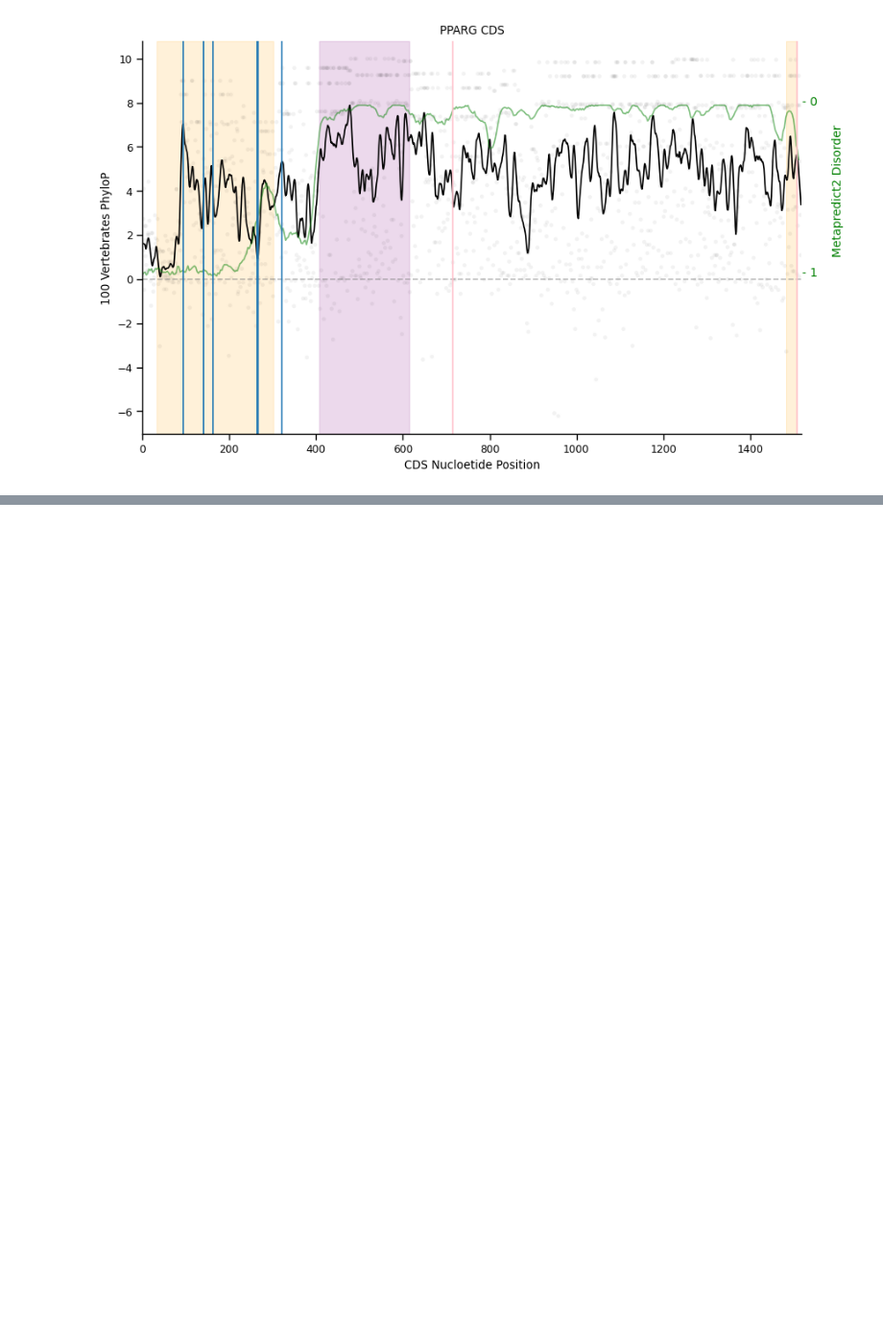
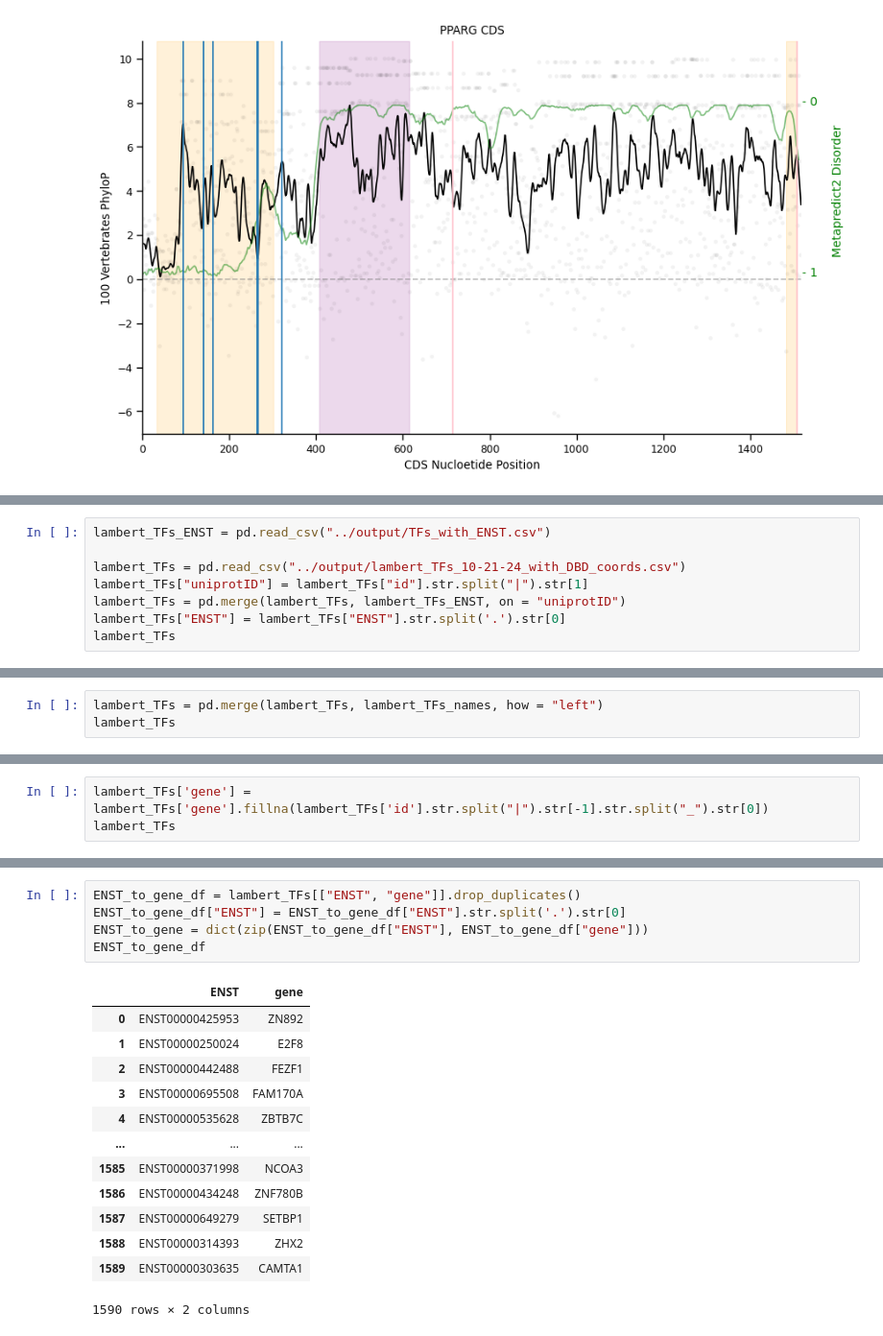
Before and after one commit to sanjanakotha/SFARI, a Jupyter notebook: notebooks/100 Vertebrates All TFs.ipynb, the cells around one changed output, grey strips where cells are left out. Shown at 96% size. Drawn from its saved outputs; the diff is of its cells as text; blank space fills up the shorter version.

```diff
--- a/notebooks/100 Vertebrates All TFs.ipynb
+++ b/notebooks/100 Vertebrates All TFs.ipynb
@@ -608,0 +611,8 @@ PPARG
+# %%
+lambert_TFs_ENST = pd.read_csv("../output/TFs_with_ENST.csv")
+
+lambert_TFs = pd.read_csv("../output/lambert_TFs_10-21-24_with_DBD_coords.csv")
+lambert_TFs["uniprotID"] = lambert_TFs["id"].str.split("|").str[1]
+lambert_TFs = pd.merge(lambert_TFs, lambert_TFs_ENST, on = "uniprotID")
+lambert_TFs["ENST"] = lambert_TFs["ENST"].str.split('.').str[0]
+lambert_TFs
@@ -608,0 +653,3 @@ PPARG
+# %%
+lambert_TFs = pd.merge(lambert_TFs, lambert_TFs_names, how = "left")
+lambert_TFs
@@ -608,0 +670,3 @@ PPARG
+# %%
+lambert_TFs['gene'] = lambert_TFs['gene'].fillna(lambert_TFs['id'].str.split("|").str[-1].str.split("_").str[0])
+lambert_TFs
@@ -608,0 +687,19 @@ PPARG
+# %%
+ENST_to_gene_df = lambert_TFs[["ENST", "gene"]].drop_duplicates()
+ENST_to_gene_df["ENST"] = ENST_to_gene_df["ENST"].str.split('.').str[0]
+ENST_to_gene = dict(zip(ENST_to_gene_df["ENST"], ENST_to_gene_df["gene"]))
+ENST_to_gene_df
+# %% [output]
+|  | ENST | gene |
+| 0 | ENST00000425953 | ZN892 |
+| 1 | ENST00000250024 | E2F8 |
+| 2 | ENST00000442488 | FEZF1 |
+| 3 | ENST00000695508 | FAM170A |
+| 4 | ENST00000535628 | ZBTB7C |
+| ... | ... | ... |
+| 1585 | ENST00000371998 | NCOA3 |
+| 1586 | ENST00000434248 | ZNF780B |
+| 1587 | ENST00000649279 | SETBP1 |
+| 1588 | ENST00000314393 | ZHX2 |
+| 1589 | ENST00000303635 | CAMTA1 |
+1590 rows × 2 columns
```
Also changed, not shown: parts of 8 cells of this notebook, 12 other files.
